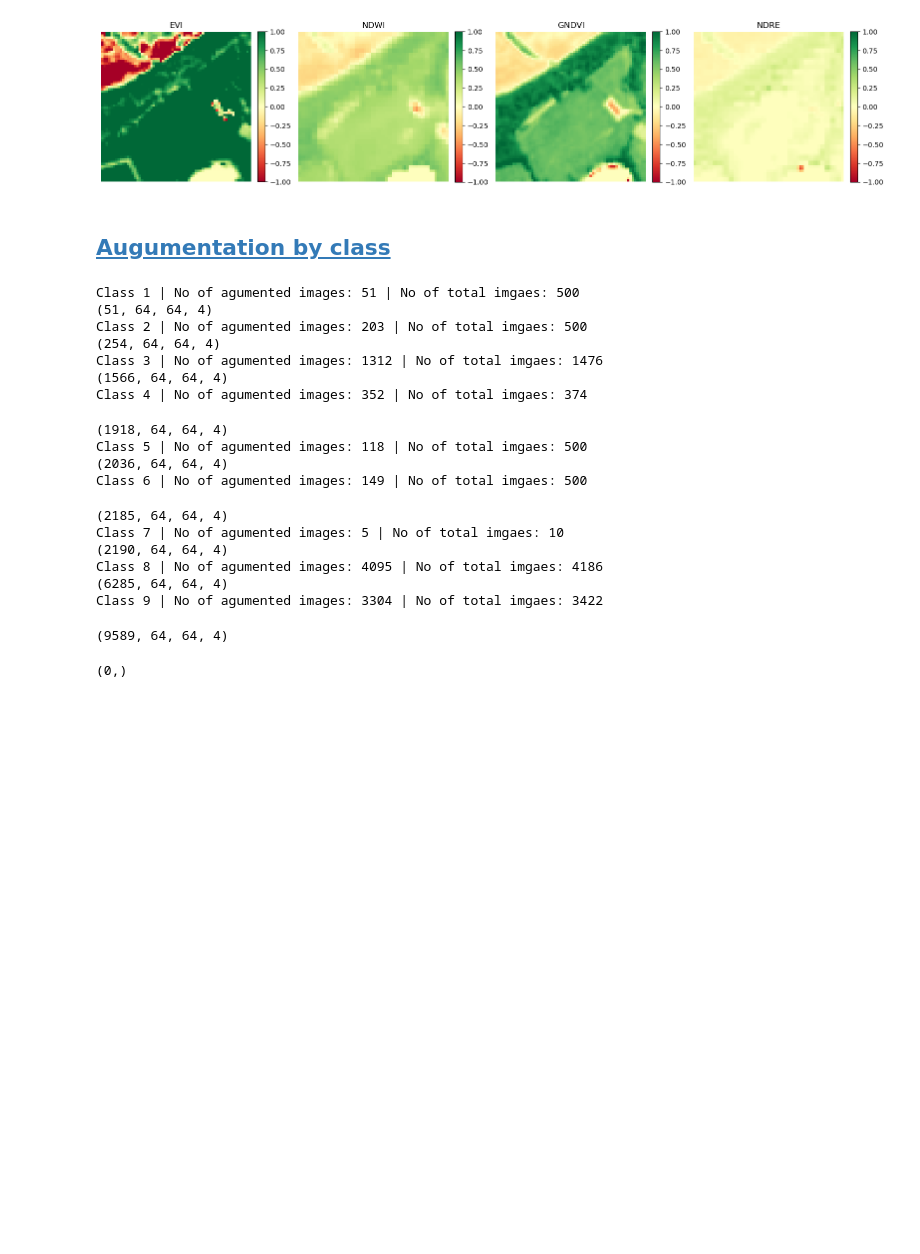
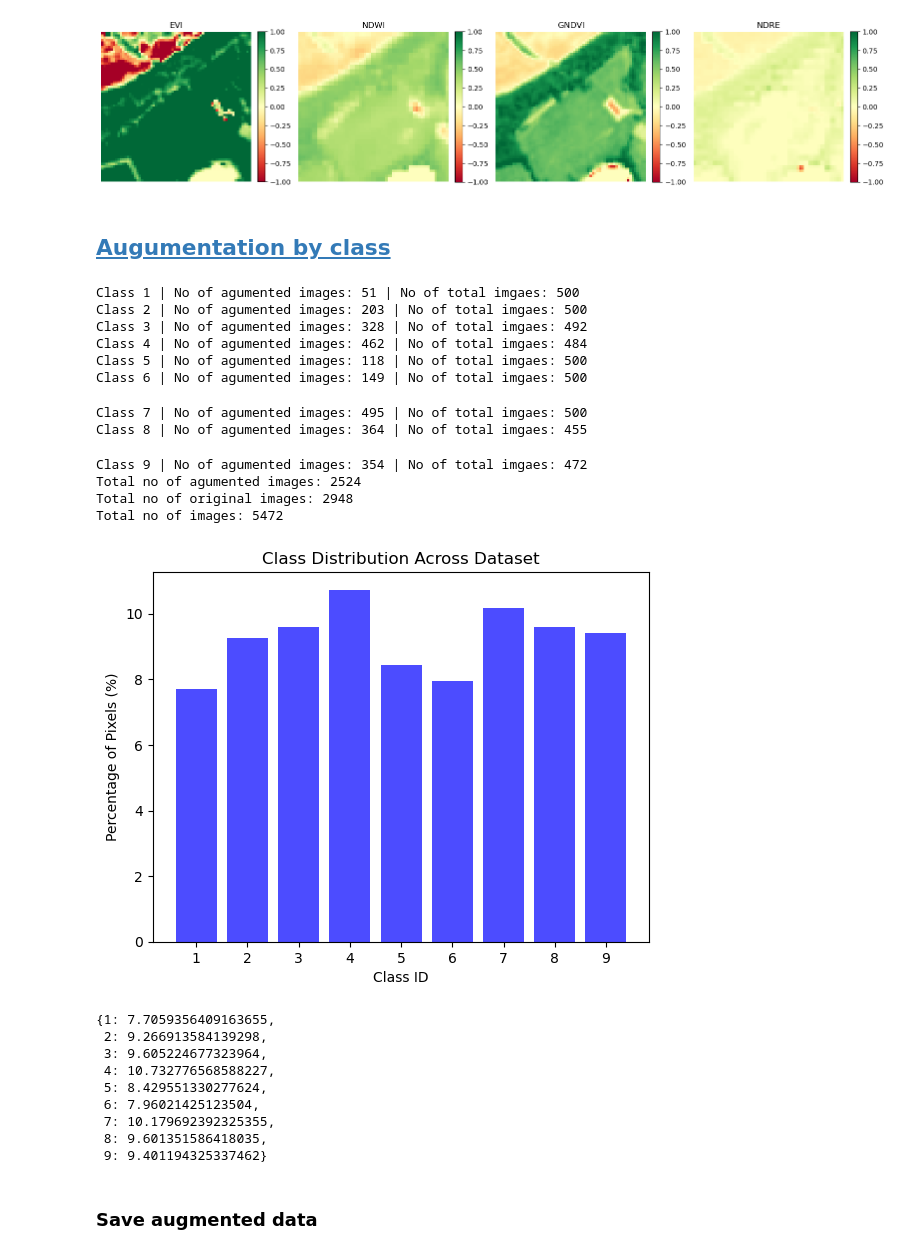
Before and after one commit to Suhaas0079/Farmland-Classification-using-Remote-Sensing, a Jupyter notebook: Notebooks/Data preprocessing - Train Data.ipynb, the cells around one changed output. Cells and saved outputs as stored; diff of their text form; code cells hidden in the pictures; blank space fills up the shorter version.

Commit message:
save augumentations

```diff
--- a/Notebooks/Data preprocessing - Train Data.ipynb
+++ b/Notebooks/Data preprocessing - Train Data.ipynb
@@ -645,7 +645,7 @@ def plot_class_distribution(class_percentage):
     plt.xticks(classes)  # Ensure all class IDs are labeled on the x-axis
     plt.show()
 
-def calculate_overall_class_distribution(labels_dataset):
+def calculate_overall_class_distribution(labels_dataset, include_no_data=True):
     """
     Calculate the overall class distribution across all patches in the dataset.
 
@@ -655,7 +655,10 @@ def calculate_overall_class_distribution(labels_dataset):
     Returns:
     - overall_class_percentage: dictionary with the class ID as key and percentage of pixels across all patches.
     """
-    overall_class_counts = {i: 0 for i in (set(range(-1, 10))-{0})} # Assuming 10 classes
+    if include_no_data:
+        overall_class_counts = {i: 0 for i in (set(range(-1, 10))-{0})} # Assuming 10 classes
+    else:
+        overall_class_counts = {i: 0 for i in range(1, 10)}
     total_pixels = 0
 
     # Loop through all patches in the dataset
@@ -664,7 +667,7 @@ def calculate_overall_class_distribution(labels_dataset):
         total_pixels += flattened_patch.size
 
         # Count class pixels in the current patch
-        class_counts = {i: np.sum(flattened_patch == i) for i in (set(range(-1, 10))-{0})}
+        class_counts = {i: np.sum(flattened_patch == i) for i in overall_class_counts.keys()}
 
         for cls, count in class_counts.items():
             overall_class_counts[cls] += count
@@ -838,7 +841,7 @@ for i in tqdm(classified_data.keys(), total=len(classified_data.keys())):
         required_images = no_of_total_images - no_of_original_images
 
         if no_of_original_images < no_of_total_images:
-            agumentations = int(required_images % no_of_original_images) or 1
+            agumentations = int(required_images / no_of_original_images) or 1
 
             if(required_images>no_of_original_images):
                 class_augumented_data, class_agumenmted_labels = augment_patches(classified_data[i], classified_labels[i], n_augmentations=agumentations)
@@ -850,29 +853,54 @@ for i in tqdm(classified_data.keys(), total=len(classified_data.keys())):
             print(f"Class {i} | No of agumented images: {class_augumented_data.shape[0]} | No of total imgaes: {(class_augumented_data.shape[0]+no_of_original_images)}")
             augumented_data = np.concatenate((augumented_data, class_augumented_data), axis=0)
             agumenmted_labels = np.concatenate((agumenmted_labels, class_agumenmted_labels), axis=0)
-            print(augumented_data.shape)
         else:
             print(f"Class {i} | No of agumented images: 0 | No of total imgaes: {no_of_original_images}")
+
+print(f"Total no of agumented images: {augumented_data.shape[0]}")
+
+
+
+final_gan_data = np.empty((0, 64, 64, 4))
+final_gan_labels = np.empty((0, 64, 64))
+
+for i in classified_data.keys():
+    if len(classified_data[i])>0:
+        data = np.array(classified_data[i])
+        labels = np.array(classified_labels[i])
+
+        final_gan_data = np.concatenate((final_gan_data, data), axis=0)
+        final_gan_labels = np.concatenate((final_gan_labels, labels), axis=0)
+
+final_gan_data = np.concatenate((final_gan_data, augumented_data), axis=0)
+final_gan_labels = np.concatenate((labels, agumenmted_labels), axis=0)
+
+print(f"Total no of original images: {filtered_data.shape[0]}")
+print(f"Total no of images: {final_gan_data.shape[0]}")
 # %% [output]
 Class 1 | No of agumented images: 51 | No of total imgaes: 500
-(51, 64, 64, 4)
 Class 2 | No of agumented images: 203 | No of total imgaes: 500
-(254, 64, 64, 4)
-Class 3 | No of agumented images: 1312 | No of total imgaes: 1476
-(1566, 64, 64, 4)
-Class 4 | No of agumented images: 352 | No of total imgaes: 374
+Class 3 | No of agumented images: 328 | No of total imgaes: 492
+Class 4 | No of agumented images: 462 | No of total imgaes: 484
+Class 5 | No of agumented images: 118 | No of total imgaes: 500
+Class 6 | No of agumented images: 149 | No of total imgaes: 500
-(1918, 64, 64, 4)
-Class 5 | No of agumented images: 118 | No of total imgaes: 500
-(2036, 64, 64, 4)
-Class 6 | No of agumented images: 149 | No of total imgaes: 500
+Class 7 | No of agumented images: 495 | No of total imgaes: 500
+Class 8 | No of agumented images: 364 | No of total imgaes: 455
-(2185, 64, 64, 4)
-Class 7 | No of agumented images: 5 | No of total imgaes: 10
-(2190, 64, 64, 4)
-Class 8 | No of agumented images: 4095 | No of total imgaes: 4186
-(6285, 64, 64, 4)
-Class 9 | No of agumented images: 3304 | No of total imgaes: 3422
+Class 9 | No of agumented images: 354 | No of total imgaes: 472
+Total no of agumented images: 2524
+Total no of original images: 2948
+Total no of images: 5472
-(9589, 64, 64, 4)
-# %%
-augumented_data.shape
-# %% [output]
-(0,)
+# %%
+calculate_overall_class_distribution(final_gan_labels, False)
+# %% [output]
+[figure, added]
+{1: 7.7059356409163655,
+ 2: 9.266913584139298,
+ 3: 9.605224677323964,
+ 4: 10.732776568588227,
+ 5: 8.429551330277624,
+ 6: 7.96021425123504,
+ 7: 10.179692392325355,
+ 8: 9.601351586418035,
+ 9: 9.401194325337462}
+# %% [markdown]
+### Save augmented data
```
Also changed, not shown: parts of 1 cell of this notebook.
